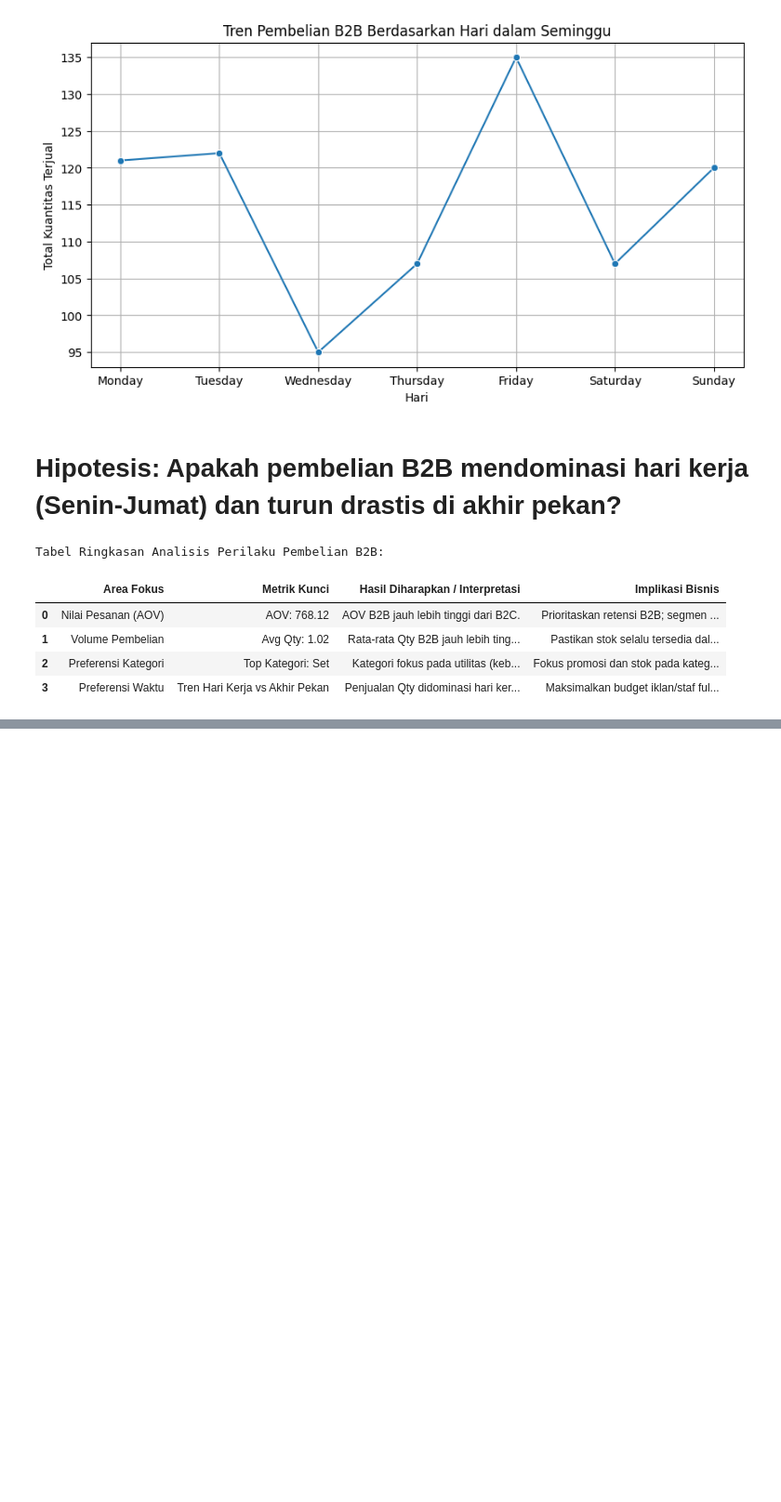
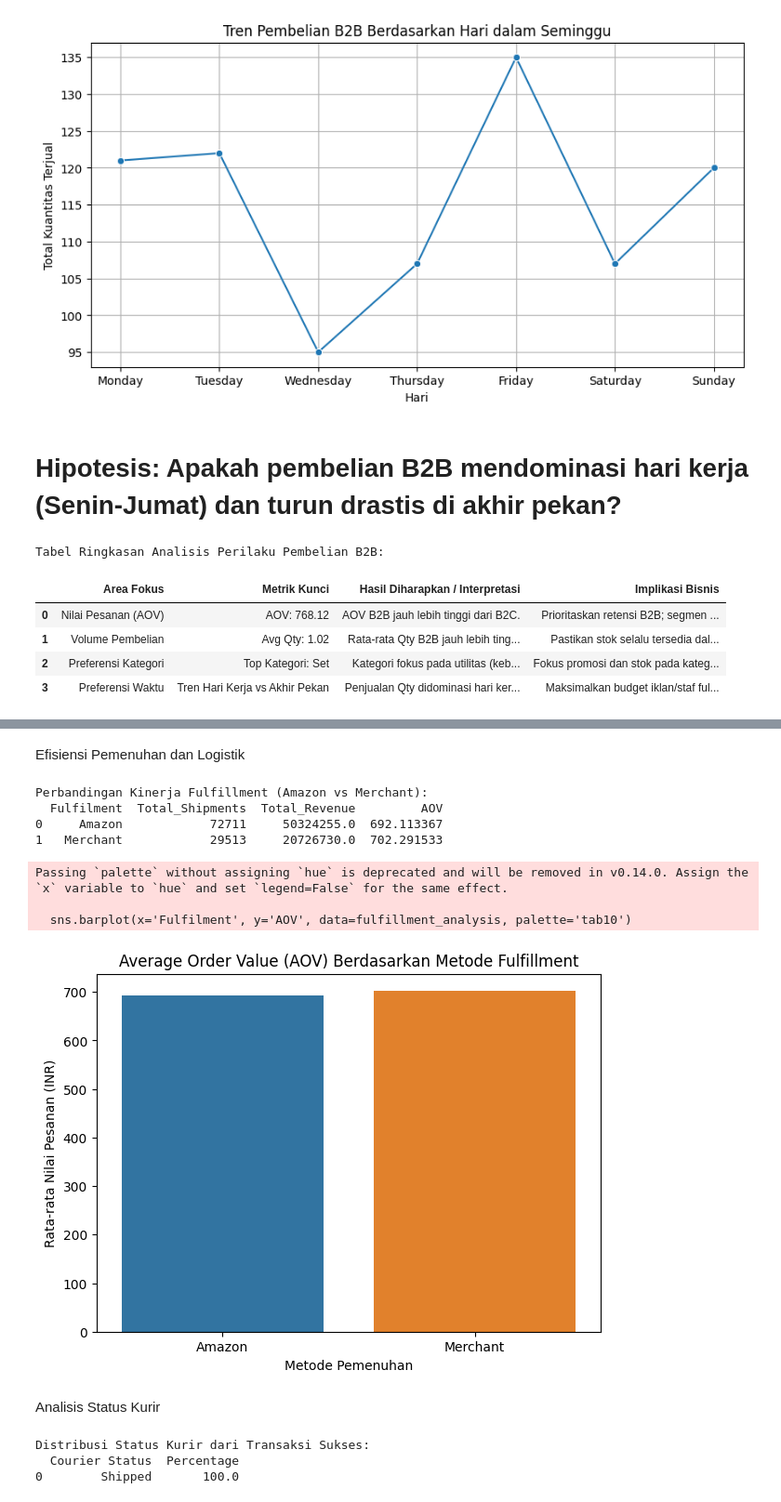
Before and after one commit to Cill19/Analisis-Perilaku-Pembelian-B2B-Business-to-Business-Insights-, a Jupyter notebook: Laporan_analisis_perilaku_pembelian_B2B.ipynb, the cells around one changed output, grey strips where cells are left out. Shown at 93% size. Cells and saved outputs as stored; diff of their text form; code cells hidden in the pictures; blank space fills up the shorter version.

```diff
--- a/Laporan_analisis_perilaku_pembelian_B2B.ipynb
+++ b/Laporan_analisis_perilaku_pembelian_B2B.ipynb
@@ -288,0 +364,46 @@ Tabel Ringkasan Analisis Perilaku Pembelian B2B:
+# %% [markdown]
+Efisiensi Pemenuhan dan Logistik
+# %%
+fulfillment_analysis = df_sukses.groupby('Fulfilment').agg(
+    Total_Shipments=('Order ID', 'nunique'),
+    Total_Revenue=('Amount', 'sum')
+).reset_index()
+
+# Hitung AOV per Fulfillment Method
+fulfillment_analysis['AOV'] = fulfillment_analysis['Total_Revenue'] / fulfillment_analysis['Total_Shipments']
+
+print("\nPerbandingan Kinerja Fulfillment (Amazon vs Merchant):")
+print(fulfillment_analysis)
+
+# Visualisasi AOV per Fulfillment
+plt.figure(figsize=(7, 5))
+sns.barplot(x='Fulfilment', y='AOV', data=fulfillment_analysis, palette='tab10')
+plt.title('Average Order Value (AOV) Berdasarkan Metode Fulfillment')
+plt.xlabel('Metode Pemenuhan')
+plt.ylabel('Rata-rata Nilai Pesanan (INR)')
+plt.show()
+# %% [output]
+Perbandingan Kinerja Fulfillment (Amazon vs Merchant):
+  Fulfilment  Total_Shipments  Total_Revenue         AOV
+0     Amazon            72711     50324255.0  692.113367
+1   Merchant            29513     20726730.0  702.291533
+Passing `palette` without assigning `hue` is deprecated and will be removed in v0.14.0. Assign the `x` variable to `hue` and set `legend=False` for the same effect.
+
+  sns.barplot(x='Fulfilment', y='AOV', data=fulfillment_analysis, palette='tab10')
+[figure, added]
+# %% [markdown]
+Analisis Status Kurir
+# %%
+# Analisis Status Kurir dari Transaksi yang DIANGGAP Sukses
+courier_status_counts = df_sukses['Courier Status'].value_counts(normalize=True).mul(100).round(2).reset_index()
+courier_status_counts.columns = ['Courier Status', 'Percentage']
+
+print("\nDistribusi Status Kurir dari Transaksi Sukses:")
+print(courier_status_counts)
+
+# Wawasan: Fokus pada 'Undelivered' atau 'Returned' (jika status ini muncul dalam data sukses)
+# untuk mengidentifikasi area perbaikan logistik. Jika semuanya 'Delivered', artinya sistem tracking sudah baik.
+# %% [output]
+Distribusi Status Kurir dari Transaksi Sukses:
+  Courier Status  Percentage
+0        Shipped       100.0
```
Also changed, not shown: parts of 6 cells of this notebook.
